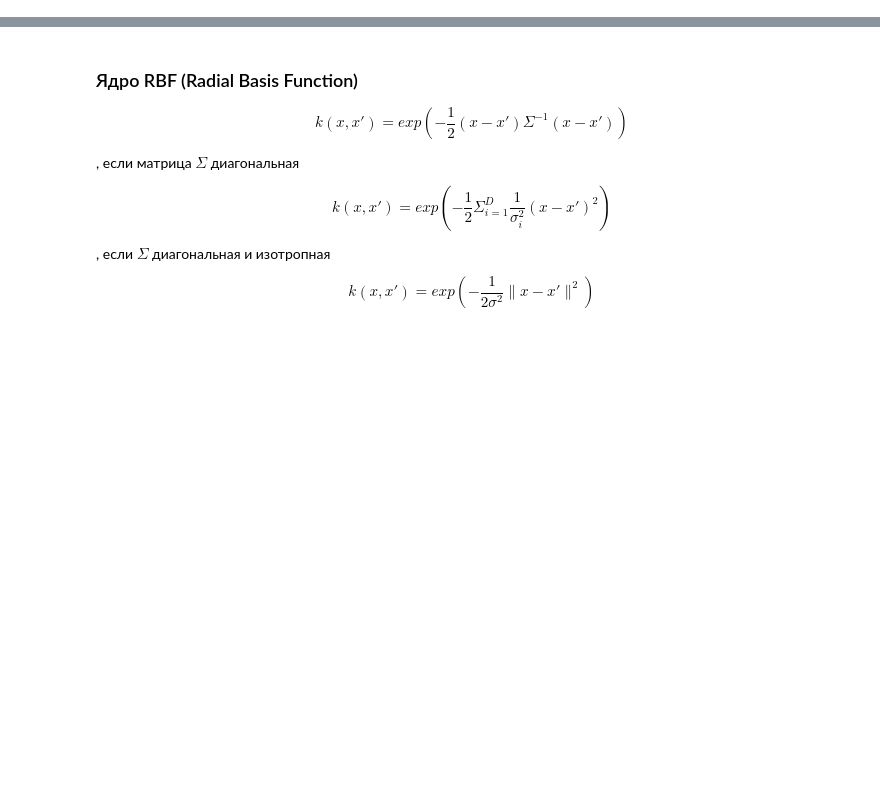
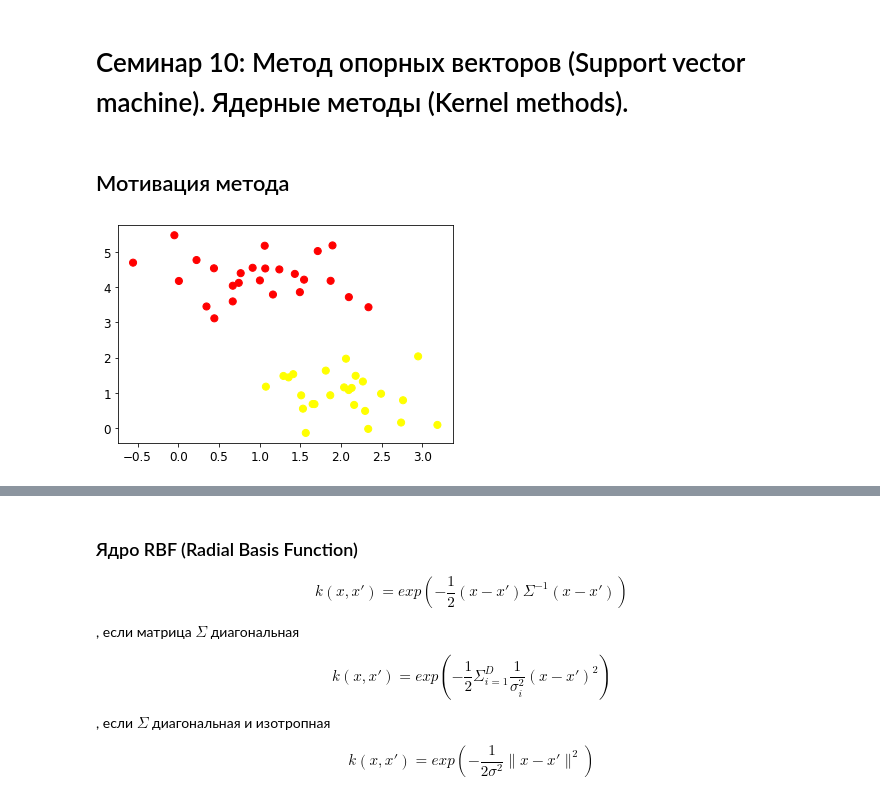
Before and after one commit to SergeyMalashenko/MachineLearning_Summer_2023, a Jupyter notebook: seminars/10/seminar_10.ipynb, the cells around one changed output, grey strips where cells are left out. Cells and saved outputs as stored; diff of their text form; code cells hidden in the pictures; blank space fills up the shorter version.

```diff
--- a/seminars/10/seminar_10.ipynb
+++ b/seminars/10/seminar_10.ipynb
@@ -10,0 +1,28 @@ import scipy             as sp
+# %% [markdown]
+# Семинар 10: Метод опорных векторов (Support vector machine). Ядерные методы (Kernel methods).
+# %%
+import numpy as np
+
+import sklearn
+import sys
+import os
+
+np.random.seed(42)
+
+%matplotlib inline
+import matplotlib.pyplot as plt
+import matplotlib as mpl
+
+mpl.rc('axes' , labelsize=14)
+mpl.rc('xtick', labelsize=12)
+mpl.rc('ytick', labelsize=12)
+# %% [markdown]
+## Мотивация метода
+# %%
+from sklearn.datasets import make_blobs
+
+X, y = make_blobs(n_samples=50, centers=2, random_state = 0, cluster_std=0.60)
+
+plt.scatter(X[:, 0], X[:, 1], c=y, s=50, cmap='autumn');
+# %% [output]
+[figure, added]
```
Also changed, not shown: parts of 62 cells of this notebook, 4 other files.
